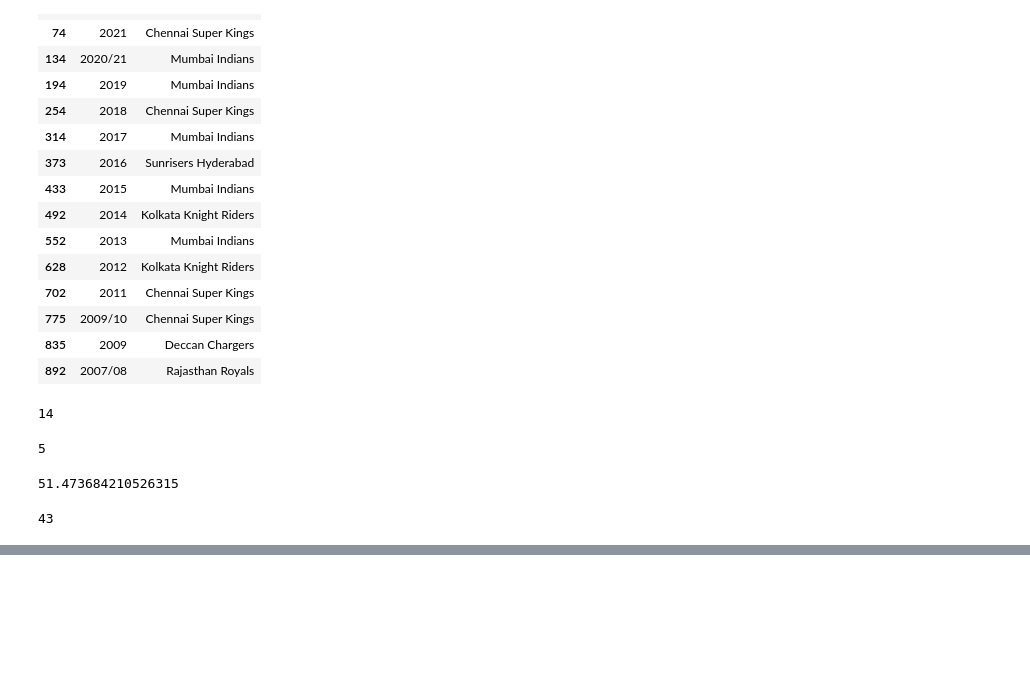
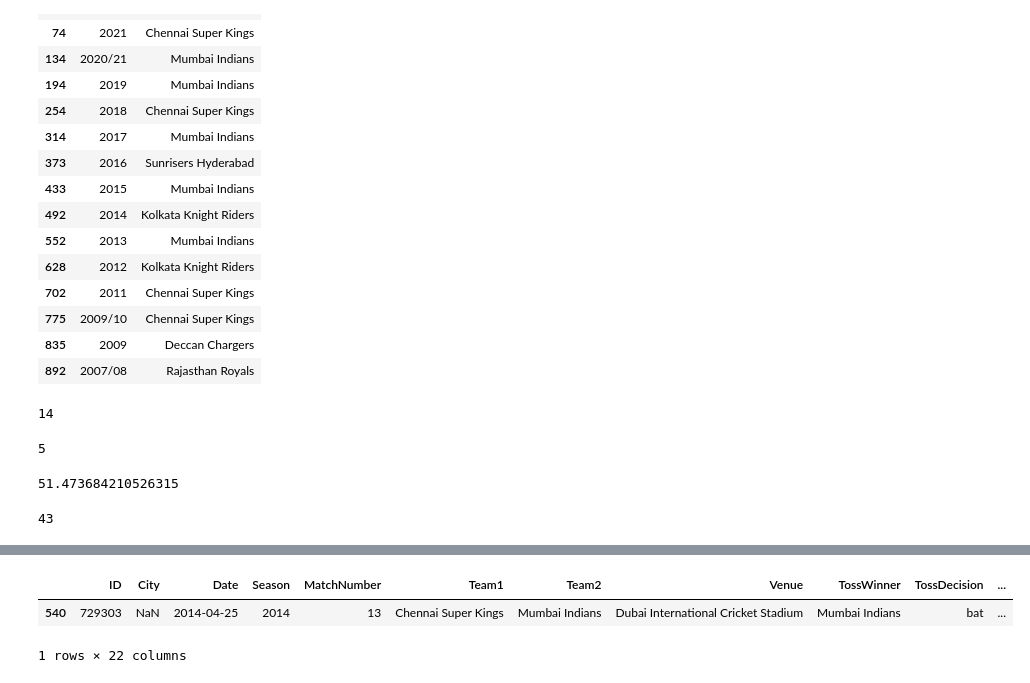
Before and after one commit to balajijadhav17/python_libraries-_for_data_analysis, a Jupyter notebook: Pandas/pandas dataframe.ipynb, the cells around one changed output, grey strips where cells are left out. Cells and saved outputs as stored; diff of their text form; code cells hidden in the pictures; blank space fills up the shorter version.

```diff
--- a/Pandas/pandas dataframe.ipynb
+++ b/Pandas/pandas dataframe.ipynb
@@ -716,0 +661,4 @@ def head_to_head(df, team_a, team_b):
+# %%
+#single columns
+# new column adding "Country"
+ipl["Country"]="India"
@@ -716,0 +676,6 @@ def head_to_head(df, team_a, team_b):
+# %%
+ipl.sample()
+# %% [output]
+|  | ID | City | Date | Season | MatchNumber | Team1 | Team2 | Venue | TossWinner | TossDecision | ... |
+| 540 | 729303 | NaN | 2014-04-25 | 2014 | 13 | Chennai Super Kings | Mumbai Indians | Dubai International Cricket Stadium | Mumbai Indians | bat | ... |
+1 rows × 22 columns
```
Also changed, not shown: parts of 15 cells of this notebook, 3 other files.
